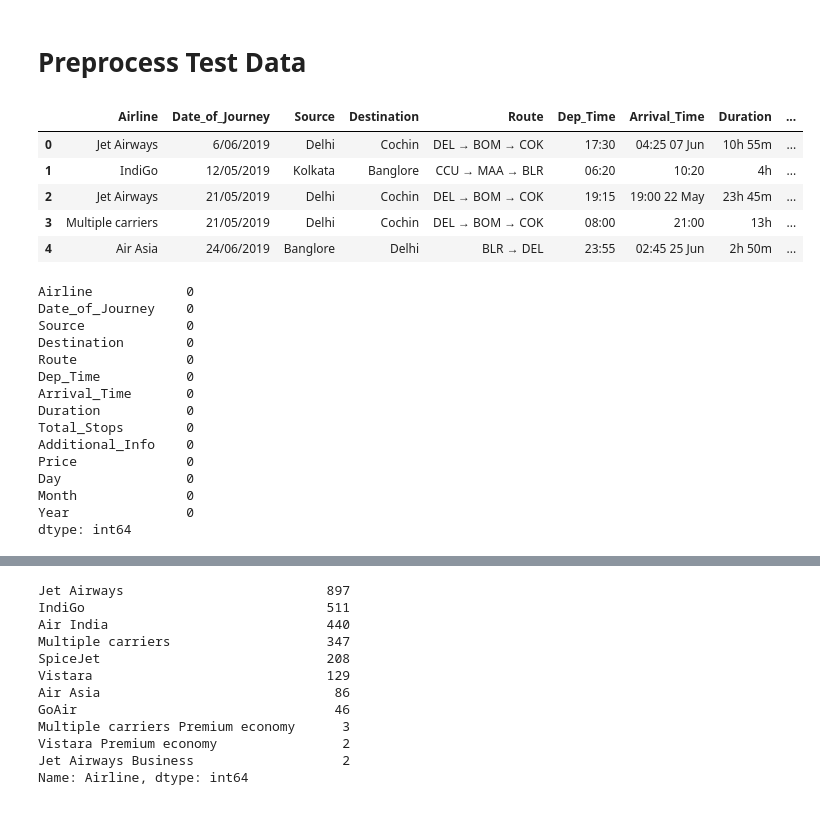
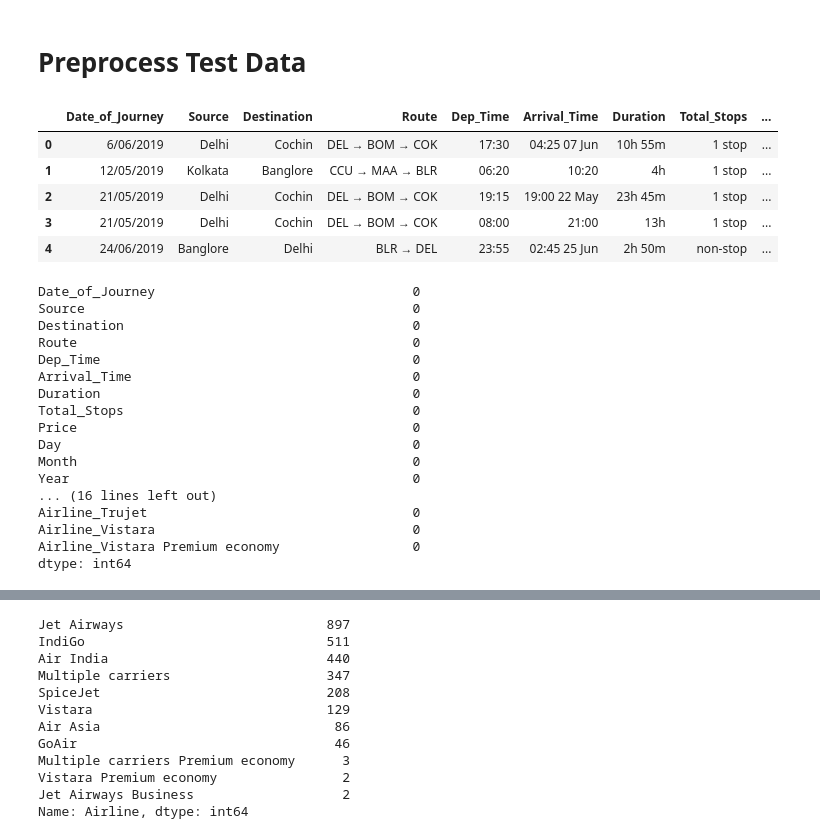
Before and after one commit to canast07/EPL448-Ticket-price, a Jupyter notebook: EPL448WithDummies.ipynb, the cells around one changed output, grey strips where cells are left out. Drawn from its saved outputs; the diff is of its cells as text; code cells hidden in the pictures.

```diff
--- a/EPL448WithDummies.ipynb
+++ b/EPL448WithDummies.ipynb
@@ -124,9 +101,0 @@ Replace Airlines with numbers
-# %%
-trainData['Airline'] = trainData['Airline'].replace({'Jet Airways':'0',
-                                                             'IndiGo':'1' , 'Air India':'2', 'Multiple carriers':'3',
-                                                             'SpiceJet':'4',  'Vistara':'5', 'Air Asia':'6',
-                                                             'GoAir':'7', 'Multiple carriers Premium economy':'8',
-                                                             'Jet Airways Business':'9', 'Vistara Premium economy':'10',
-                                                             'Trujet':'11'})
-trainData['Airline']= trainData['Airline'].astype('int64')
-trainData.head() # Replace airlines with numbers
@@ -250,6 +210 @@ Red-eye flight                     1
 Name: Additional_Info, dtype: int64
-# %%
-trainData['Additional_Info'] = trainData['Additional_Info'].replace({'No info':'0','In-flight meal not included':'1','No check-in baggage included':'2','1 Long layover':'3',
-                                                                     'Change airports':'4','Business class':'5','Red-eye flight':'6','2 Long layover':'7','1 Short layover':'8'})
-trainData['Additional_Info']= trainData['Additional_Info'].astype('int64')
-trainData.Additional_Info.value_counts()
@@ -270,3 +211,16 @@ Name: Additional_Info, dtype: int64
+# %%
+train = trainData.copy()
+test = testData.copy()
+concat = pd.concat(objs=[train,test],axis=0)
+
+concat = pd.get_dummies(concat, columns= ['Additional_Info'],drop_first=True)
+concat = pd.get_dummies(concat, columns= ['Airline'],drop_first=True)
+
+trainSize = len(train)
+train = concat[:trainSize]
+test = concat[trainSize:]
+
+test = test.drop(['Price'], axis=1)
 # %% [markdown]
 Remove outliers
 # %%
@@ -327,30 +281,32 @@ dtype: object
 # %% [markdown]
 # **Preprocess Test Data**
 # %%
-testData.head()
+test.head()
 # %% [output]
-|  | Airline | Date_of_Journey | Source | Destination | Route | Dep_Time | Arrival_Time | Duration | ... |
-| 0 | Jet Airways | 6/06/2019 | Delhi | Cochin | DEL → BOM → COK | 17:30 | 04:25 07 Jun | 10h 55m | ... |
-| 1 | IndiGo | 12/05/2019 | Kolkata | Banglore | CCU → MAA → BLR | 06:20 | 10:20 | 4h | ... |
-| 2 | Jet Airways | 21/05/2019 | Delhi | Cochin | DEL → BOM → COK | 19:15 | 19:00 22 May | 23h 45m | ... |
-| 3 | Multiple carriers | 21/05/2019 | Delhi | Cochin | DEL → BOM → COK | 08:00 | 21:00 | 13h | ... |
-| 4 | Air Asia | 24/06/2019 | Banglore | Delhi | BLR → DEL | 23:55 | 02:45 25 Jun | 2h 50m | ... |
+|  | Date_of_Journey | Source | Destination | Route | Dep_Time | Arrival_Time | Duration | Total_Stops | ... |
+| 0 | 6/06/2019 | Delhi | Cochin | DEL → BOM → COK | 17:30 | 04:25 07 Jun | 10h 55m | 1 stop | ... |
+| 1 | 12/05/2019 | Kolkata | Banglore | CCU → MAA → BLR | 06:20 | 10:20 | 4h | 1 stop | ... |
+| 2 | 21/05/2019 | Delhi | Cochin | DEL → BOM → COK | 19:15 | 19:00 22 May | 23h 45m | 1 stop | ... |
+| 3 | 21/05/2019 | Delhi | Cochin | DEL → BOM → COK | 08:00 | 21:00 | 13h | 1 stop | ... |
+| 4 | 24/06/2019 | Banglore | Delhi | BLR → DEL | 23:55 | 02:45 25 Jun | 2h 50m | non-stop | ... |
 # %%
-trainData.isnull().sum() # check for nulls
+train.isnull().sum() # check for nulls
 # %% [output]
-Airline            0
-Date_of_Journey    0
-Source             0
-Destination        0
-Route              0
-Dep_Time           0
-Arrival_Time       0
-Duration           0
-Total_Stops        0
-Additional_Info    0
-Price              0
-Day                0
-Month              0
-Year               0
+Date_of_Journey                                 0
+Source                                          0
+Destination                                     0
+Route                                           0
+Dep_Time                                        0
+Arrival_Time                                    0
+Duration                                        0
+Total_Stops                                     0
+Price                                           0
+Day                                             0
+Month                                           0
+Year                                            0
+... (16 lines left out)
+Airline_Trujet                                  0
+Airline_Vistara                                 0
+Airline_Vistara Premium economy                 0
 dtype: int64
 # %%
```
Also changed, not shown: parts of 35 cells of this notebook.
